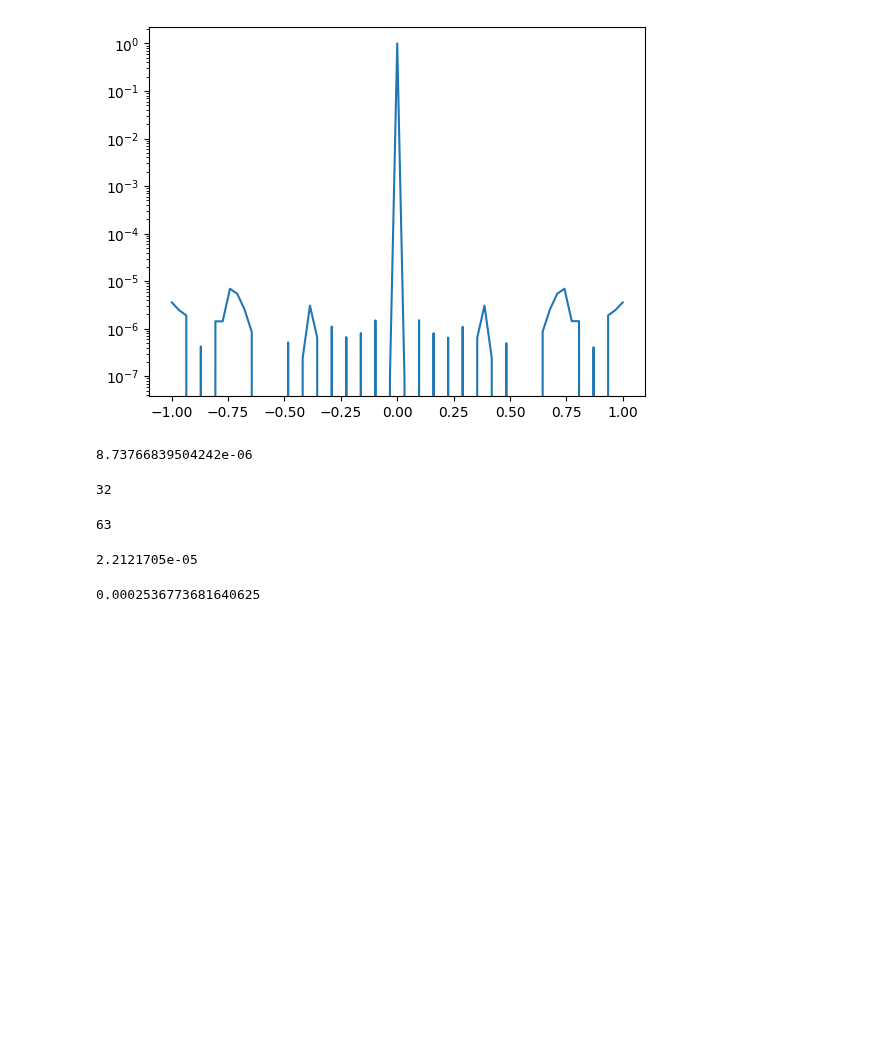
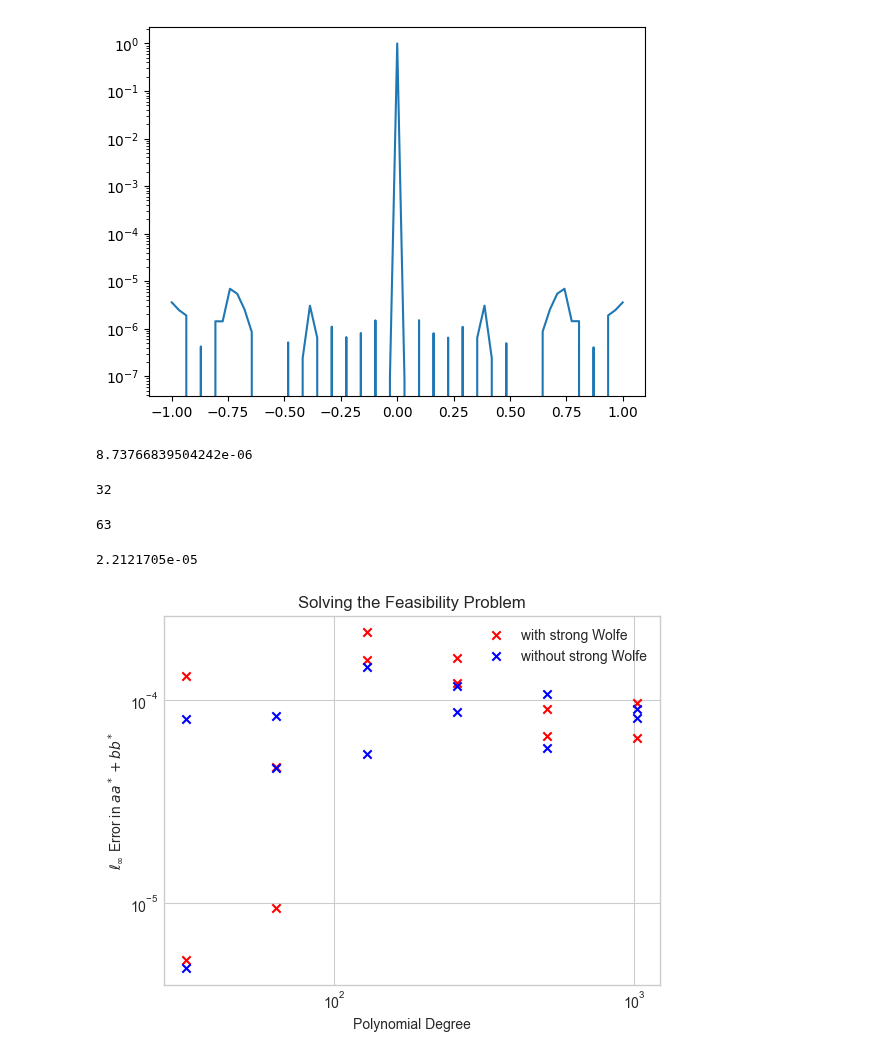
Before and after one commit to qsppack/pyqsppack, a Jupyter notebook: optimization_exploration.ipynb, the cells around one changed output. Cells and saved outputs as stored; diff of their text form; code cells hidden in the pictures; blank space fills up the shorter version.

Commit message:
Solve feasibility problem

```diff
--- a/optimization_exploration.ipynb
+++ b/optimization_exploration.ipynb
@@ -181,6 +181,23 @@ def get_error_in_opt(N, strong_wolfe=True):
     constraint_ideal[int(len(constraint_ideal)/2)] = 1
     return max(abs(coefs_constraint_new - constraint_ideal))
 # %%
-get_error_in_opt(32, strong_wolfe=False)
+Ns = np.array([32, 32, 64, 64, 128, 128, 256, 256, 512, 512, 1024, 1024])
+errs_w_strong_wolfe = np.zeros(len(Ns))
+errs_wo_strong_wolfe = np.zeros(len(Ns))
+
+for i, N in enumerate(Ns):
+    errs_w_strong_wolfe[i] = get_error_in_opt(N, strong_wolfe=True)
+    errs_wo_strong_wolfe[i] = get_error_in_opt(N, strong_wolfe=False)
-# %% [output]
-0.0002536773681640625
+# %%
+plt.style.use('seaborn-v0_8-whitegrid')
+plt.scatter(Ns, errs_w_strong_wolfe, marker="x", c="r", label="with strong Wolfe")
+plt.scatter(Ns, errs_wo_strong_wolfe, marker="x", c="b", label="without strong Wolfe")
+plt.yscale("log")
+plt.xscale("log")
+plt.title("Solving the Feasibility Problem")
+plt.xlabel("Polynomial Degree")
+plt.ylabel(r"$\ell_\infty$ Error in $aa^* + bb^*$")
+plt.legend()
+plt.savefig("feasibility_problem.png")
+# %% [output]
+[figure, added]
```
Also changed, not shown: 1 other file.
